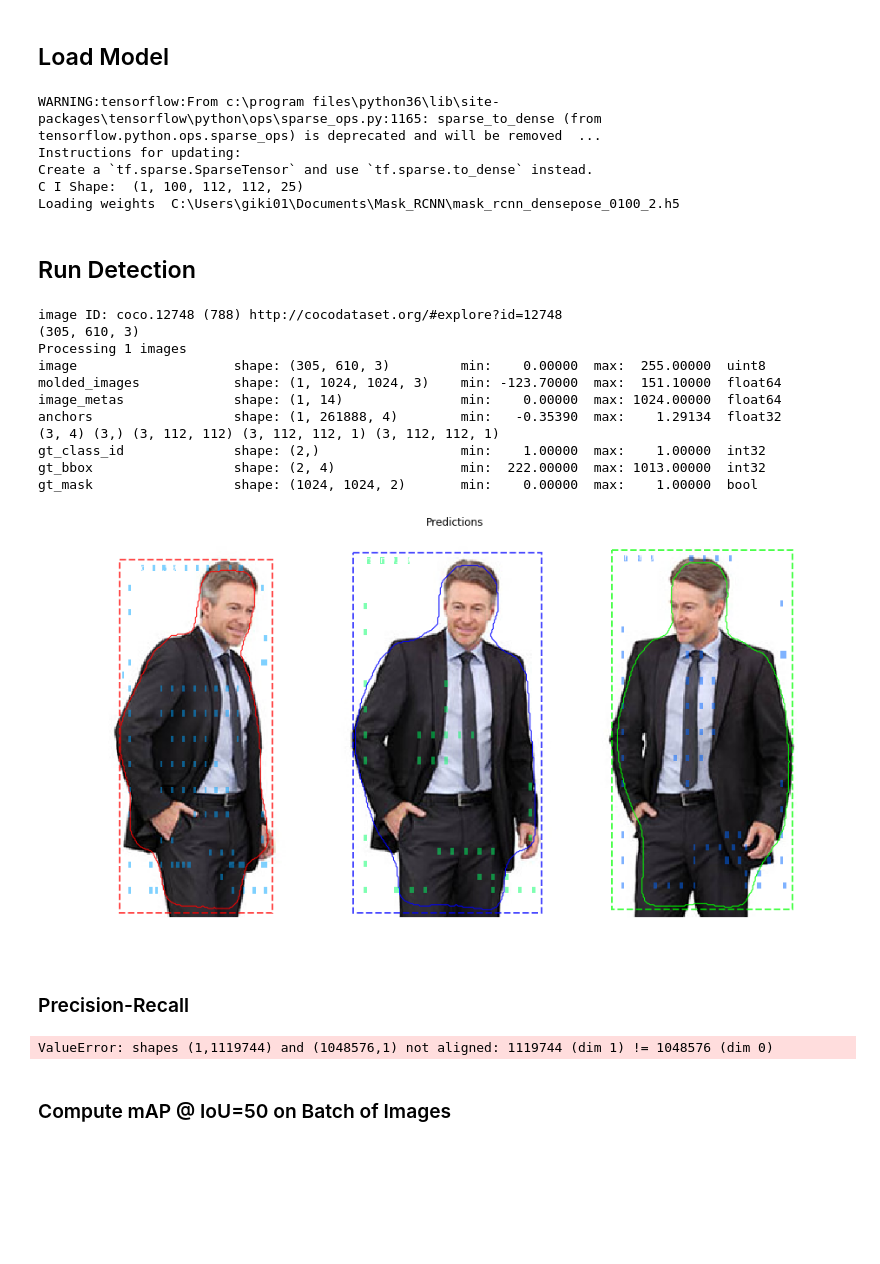
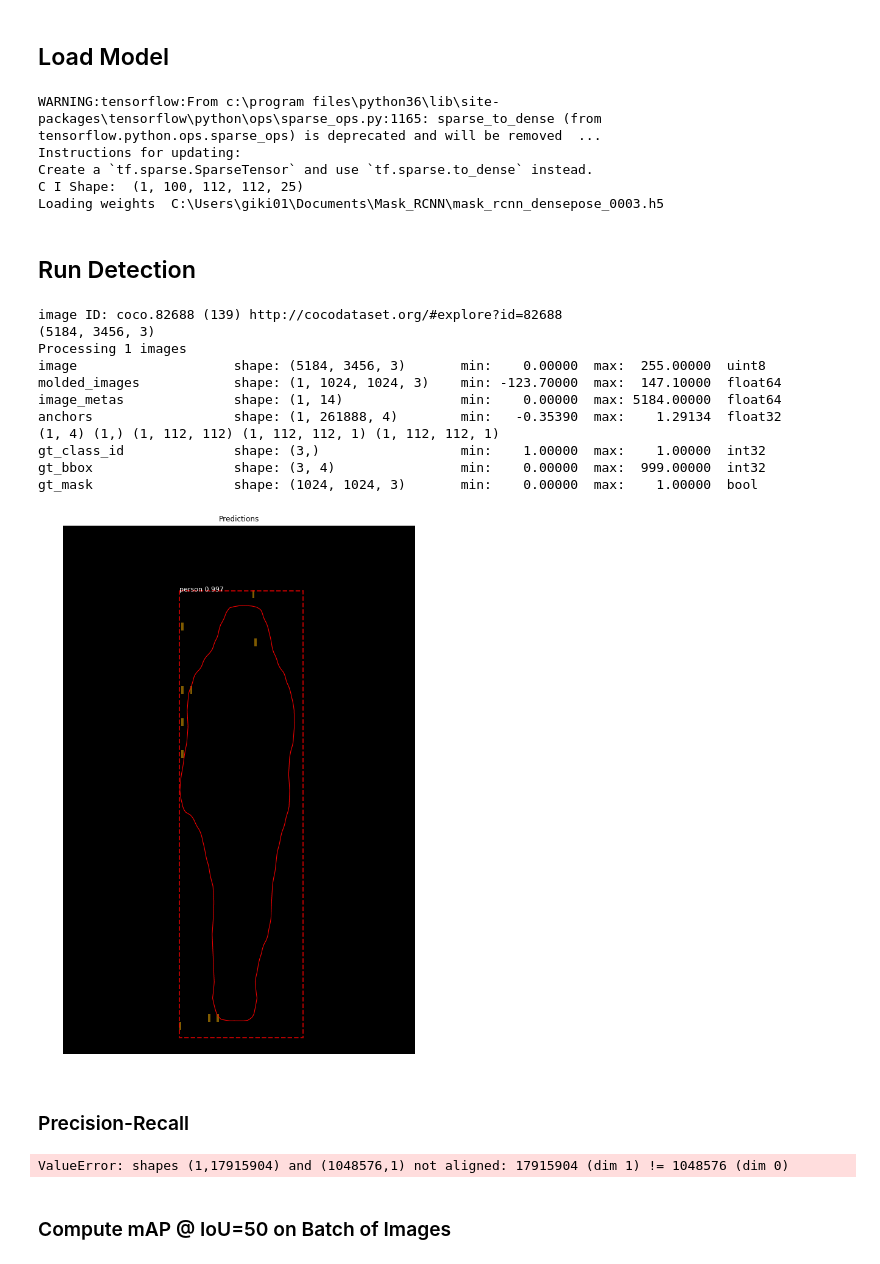
Before and after one commit to GianKiMoon/Mask_RCNN, a Jupyter notebook: samples/densepose/inspect_model.ipynb, the cells around one changed output. Drawn from its saved outputs; the diff is of its cells as text; code cells hidden in the pictures; blank space fills up the shorter version.

```diff
--- a/samples/densepose/inspect_model.ipynb
+++ b/samples/densepose/inspect_model.ipynb
@@ -32,7 +32,7 @@ from mrcnn.model import log
 MODEL_DIR = os.path.join(ROOT_DIR, "logs")
 
 # Local path to trained weights file
-COCO_MODEL_PATH = os.path.join(ROOT_DIR, "mask_rcnn_densepose_0100_2.h5")
+COCO_MODEL_PATH = os.path.join(ROOT_DIR, "mask_rcnn_densepose_0003.h5")
 # Download COCO trained weights from Releases if needed
 if not os.path.exists(COCO_MODEL_PATH):
     utils.download_trained_weights(COCO_MODEL_PATH)
@@ -147,50 +147,50 @@ WARNING:tensorflow:From c:\program files\python36\lib\site-packages\tensorflow\p
 Instructions for updating:
 Create a `tf.sparse.SparseTensor` and use `tf.sparse.to_dense` instead.
 C I Shape:  (1, 100, 112, 112, 25)
-Loading weights  C:\Users\giki01\Documents\Mask_RCNN\mask_rcnn_densepose_0100_2.h5
+Loading weights  C:\Users\giki01\Documents\Mask_RCNN\mask_rcnn_densepose_0003.h5
 # %% [markdown]
 ## Run Detection
 # %%
 import skimage
 
 image_id = random.choice(dataset.image_ids)
 image, image_meta, gt_class_id, gt_bbox, gt_mask, gt_uvs =\
     modellib.load_image_gt(dataset, config, image_id, use_mini_mask=False)
 info = dataset.image_info[image_id]
 print("image ID: {}.{} ({}) {}".format(info["source"], info["id"], image_id,
                                        dataset.image_reference(image_id)))
 
-im = skimage.io.imread("test_person_2.jpg")
+im = skimage.io.imread("test_person.jpg")
 #im = skimage.transform.resize(im, (int(im.shape[0]/ 4), int(im.shape[1]/4)),
 #                       anti_aliasing=False, preserve_range=True)
 print(im.shape)
 #image, _, _  = model.mold_inputs(im)
 
 # Run object detection
 results = model.detect([im], verbose=1)
 
 # Display results
 ax = get_ax(1)
 r = results[0]
 visualize.display_instances(im, r['rois'], r['masks'], r['c_i'], r['r_u'], r['r_v'], r['class_ids'],
                             dataset.class_names, r['scores'], ax=ax,
-                            title="Predictions", part_ind=2)
+                            title="Predictions", part_ind=8)
 log("gt_class_id", gt_class_id)
 log("gt_bbox", gt_bbox)
 log("gt_mask", gt_mask)
 # %% [output]
-image ID: coco.12748 (788) http://cocodataset.org/#explore?id=12748
-(305, 610, 3)
+image ID: coco.82688 (139) http://cocodataset.org/#explore?id=82688
+(5184, 3456, 3)
 Processing 1 images
-image                    shape: (305, 610, 3)         min:    0.00000  max:  255.00000  uint8
-molded_images            shape: (1, 1024, 1024, 3)    min: -123.70000  max:  151.10000  float64
-image_metas              shape: (1, 14)               min:    0.00000  max: 1024.00000  float64
+image                    shape: (5184, 3456, 3)       min:    0.00000  max:  255.00000  uint8
+molded_images            shape: (1, 1024, 1024, 3)    min: -123.70000  max:  147.10000  float64
+image_metas              shape: (1, 14)               min:    0.00000  max: 5184.00000  float64
 anchors                  shape: (1, 261888, 4)        min:   -0.35390  max:    1.29134  float32
-(3, 4) (3,) (3, 112, 112) (3, 112, 112, 1) (3, 112, 112, 1)
-gt_class_id              shape: (2,)                  min:    1.00000  max:    1.00000  int32
-gt_bbox                  shape: (2, 4)                min:  222.00000  max: 1013.00000  int32
-gt_mask                  shape: (1024, 1024, 2)       min:    0.00000  max:    1.00000  bool
+(1, 4) (1,) (1, 112, 112) (1, 112, 112, 1) (1, 112, 112, 1)
+gt_class_id              shape: (3,)                  min:    1.00000  max:    1.00000  int32
+gt_bbox                  shape: (3, 4)                min:    0.00000  max:  999.00000  int32
+gt_mask                  shape: (1024, 1024, 3)       min:    0.00000  max:    1.00000  bool
-[figure, old version]
+[figure, new version]
 # %% [markdown]
 ### Precision-Recall
 # %%
@@ -199,7 +199,7 @@ AP, precisions, recalls, overlaps = utils.compute_ap(gt_bbox, gt_class_id, gt_ma
                                           r['rois'], r['class_ids'], r['scores'], r['masks'])
 visualize.plot_precision_recall(AP, precisions, recalls)
 # %% [output]
-ValueError: shapes (1,1119744) and (1048576,1) not aligned: 1119744 (dim 1) != 1048576 (dim 0)
+ValueError: shapes (1,17915904) and (1048576,1) not aligned: 17915904 (dim 1) != 1048576 (dim 0)
 # %%
 # Grid of ground truth objects and their predictions
 visualize.plot_overlaps(gt_class_id, r['class_ids'], r['scores'],
```
Also changed, not shown: parts of 1 cell of this notebook, 32 other files.
